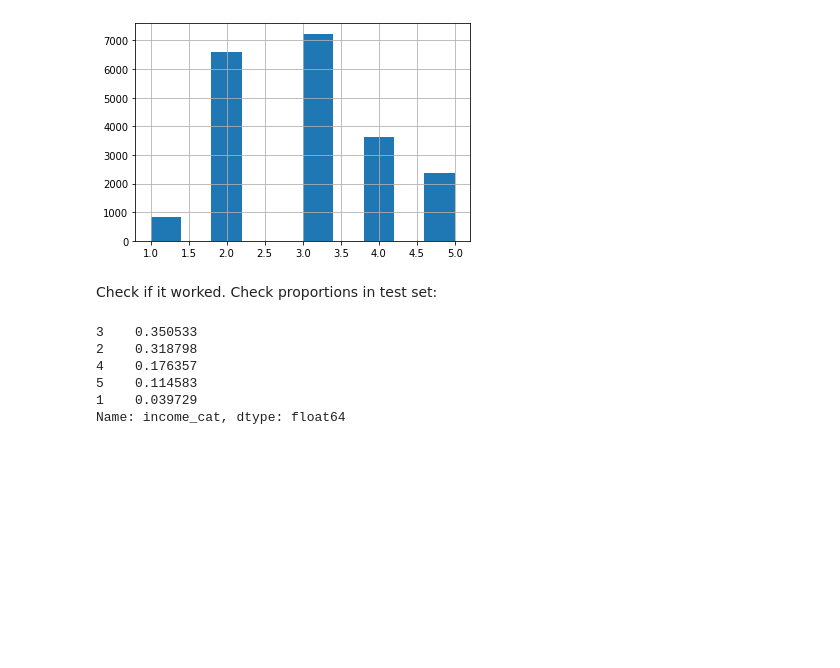
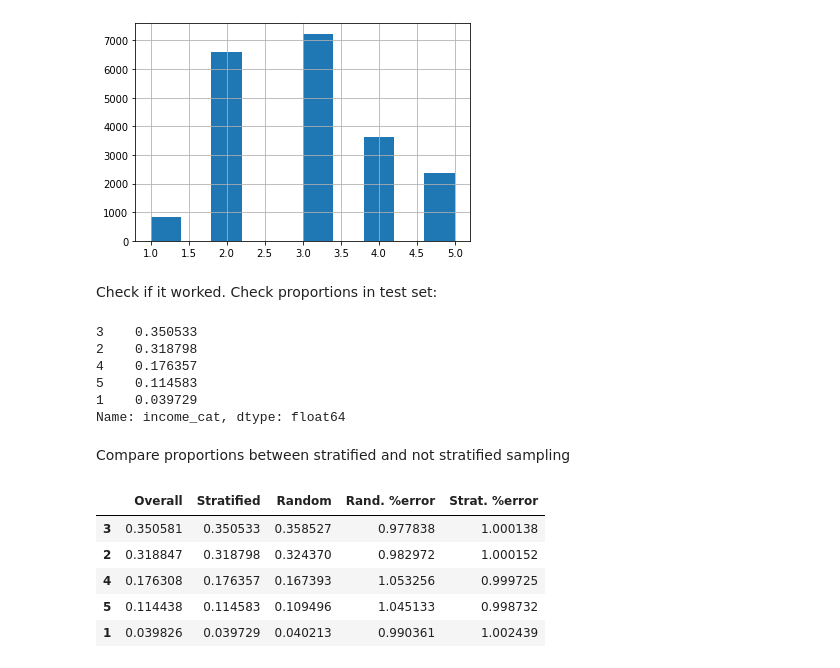
Before and after one commit to woropajj/hands-on-scikit, a Jupyter notebook: 2. End-to-End Machine Learning Project.ipynb, the cells around one changed output. Saved outputs shown, nothing was run; the diff lists cells and outputs as text; code cells hidden in the pictures; blank space fills up the shorter version.

```diff
--- a/2. End-to-End Machine Learning Project.ipynb
+++ b/2. End-to-End Machine Learning Project.ipynb
@@ -206,3 +206,29 @@ strat_test_set["income_cat"].value_counts() / len(strat_test_set)
 5    0.114583
 1    0.039729
 Name: income_cat, dtype: float64
+# %% [markdown]
+
+Compare proportions between stratified and not stratified sampling
+# %%
+# get test set again, now with income_cat column
+train_set, test_set = train_test_split(housing, test_size=0.2, random_state=42)
+
+def get_props(dataset):
+    return dataset.get("income_cat").value_counts() / len(dataset)
+
+overall_prop = get_props(housing)
+stratified_prop = get_props(strat_test_set)
+random_prop = get_props(test_set)
+# %%
+pd.DataFrame({"Overall": overall_prop,
+             "Stratified": stratified_prop,
+             "Random": random_prop,
+             "Rand. %error": overall_prop / random_prop,
+             "Strat. %error": overall_prop / stratified_prop})
+# %% [output]
+|  | Overall | Stratified | Random | Rand. %error | Strat. %error |
+| 3 | 0.350581 | 0.350533 | 0.358527 | 0.977838 | 1.000138 |
+| 2 | 0.318847 | 0.318798 | 0.324370 | 0.982972 | 1.000152 |
+| 4 | 0.176308 | 0.176357 | 0.167393 | 1.053256 | 0.999725 |
+| 5 | 0.114438 | 0.114583 | 0.109496 | 1.045133 | 0.998732 |
+| 1 | 0.039826 | 0.039729 | 0.040213 | 0.990361 | 1.002439 |
```
Also changed, not shown: parts of 5 cells of this notebook.
